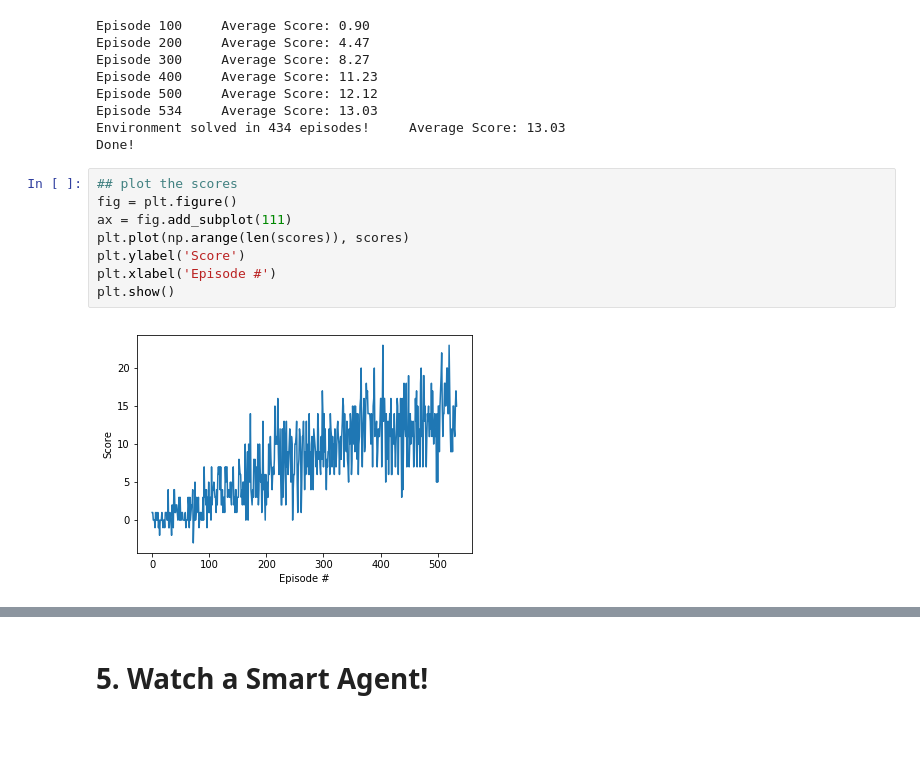
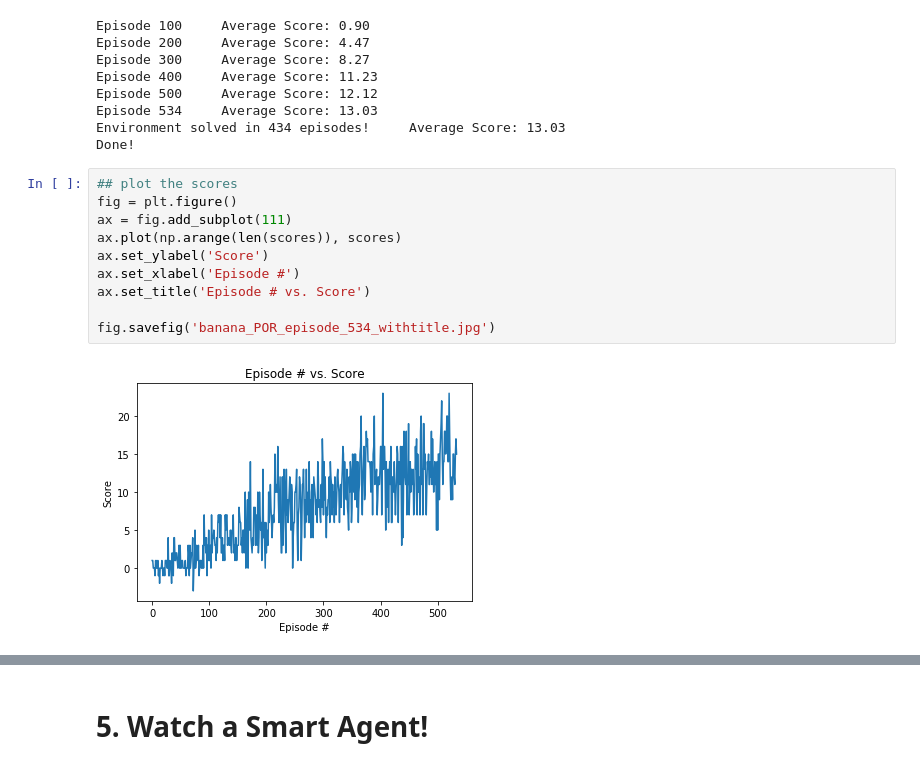
Before and after one commit to parksoy/Soyoung_Udacity_ND_DeepReinforcementLearning, a Jupyter notebook: p1_navigation/Navigation.ipynb, the cells around one changed output, grey strips where cells are left out. Cells and saved outputs as stored; diff of their text form; blank space fills up the shorter version.

```diff
--- a/p1_navigation/Navigation.ipynb
+++ b/p1_navigation/Navigation.ipynb
@@ -226,10 +226,12 @@ Done!
 # %%
 ## plot the scores
 fig = plt.figure()
 ax = fig.add_subplot(111)
-plt.plot(np.arange(len(scores)), scores)
-plt.ylabel('Score')
-plt.xlabel('Episode #')
-plt.show()
+ax.plot(np.arange(len(scores)), scores)
+ax.set_ylabel('Score')
+ax.set_xlabel('Episode #')
+ax.set_title('Episode # vs. Score')
+
+fig.savefig('banana_POR_episode_534_withtitle.jpg')
 # %% [output]
-[figure, old version]
+[figure, new version]
```
Also changed, not shown: parts of 1 cell of this notebook, 3 other files.
